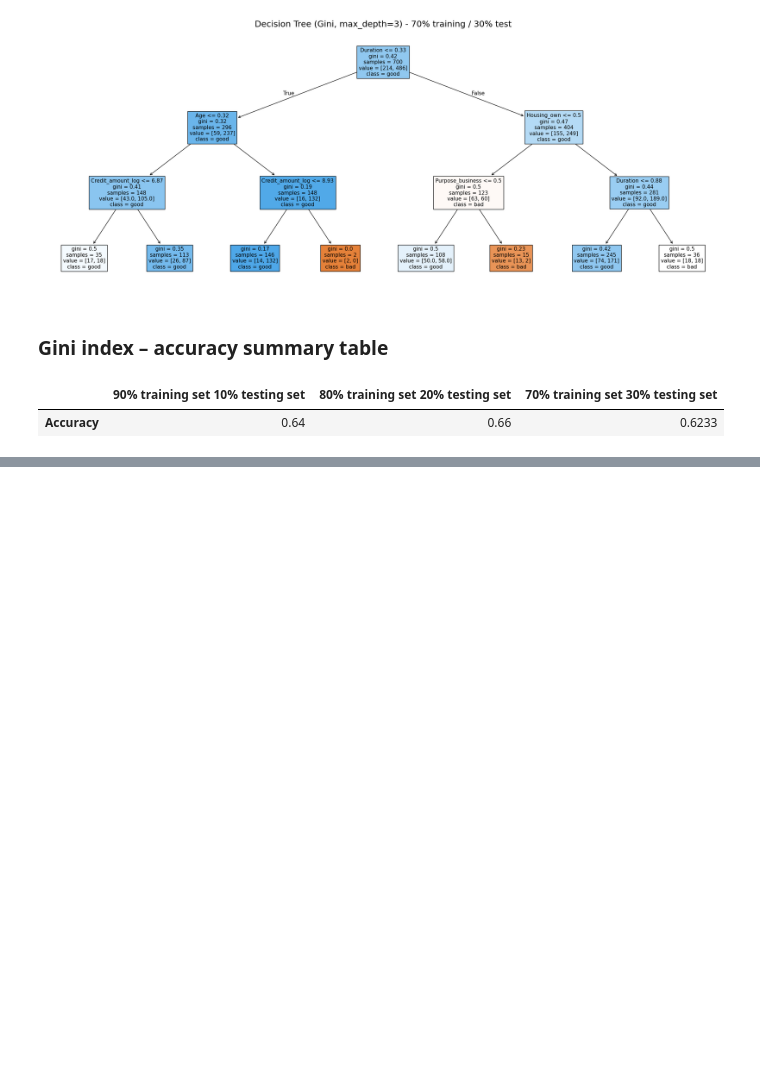
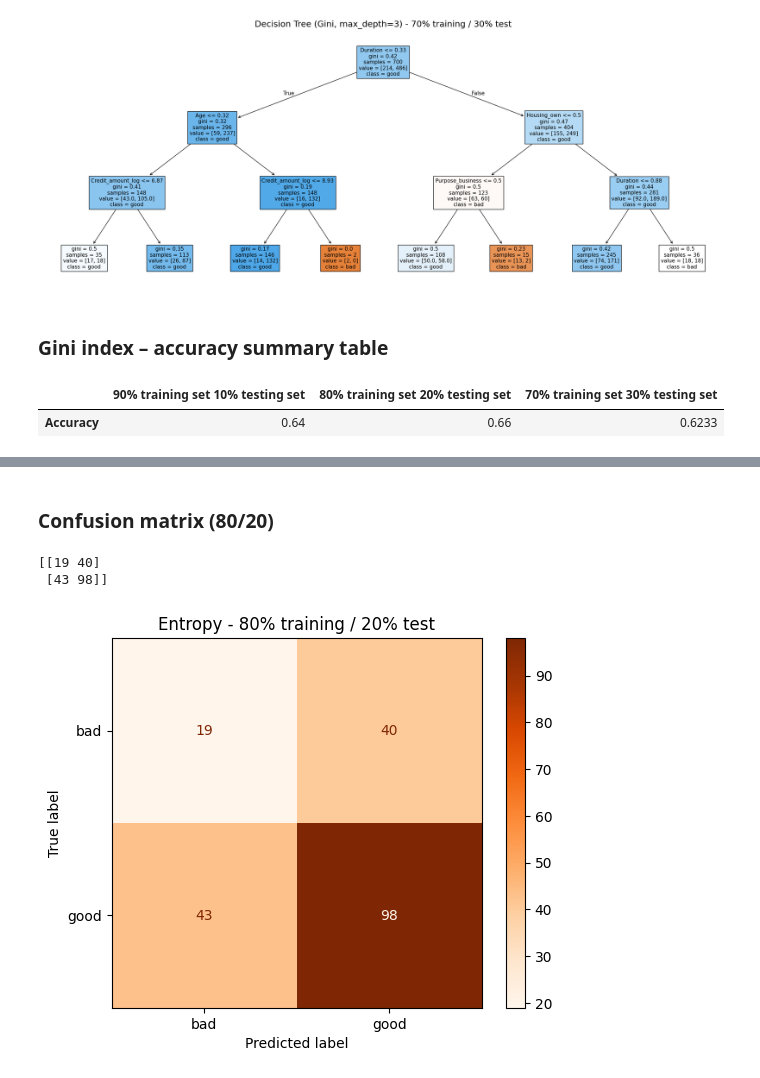
Before and after one commit to saraalmazroa/-IT326-DataMining-Project-, a Jupyter notebook: Phase3.ipynb, the cells around one changed output, grey strips where cells are left out. Cells and saved outputs as stored; diff of their text form; code cells hidden in the pictures; blank space fills up the shorter version.

```diff
--- a/Phase3.ipynb
+++ b/Phase3.ipynb
@@ -259,0 +369,15 @@ gini_table
+# %% [markdown]
+### Confusion matrix (80/20)
+# %%
+# Compute and print the confusion matrix
+cm_80_e = confusion_matrix(y_test_80, y_pred_80_e)
+print(cm_80_e)
+
+# Create a confusion matrix display object
+disp = ConfusionMatrixDisplay.from_estimator(clf_80_e, X_test_80, y_test_80, display_labels=cn, cmap="Oranges")
+plt.title("Entropy - 80% training / 20% test")
+plt.show()
+# %% [output]
+[[19 40]
+ [43 98]]
+[figure, added]
```
Also changed, not shown: parts of 26 cells of this notebook.
